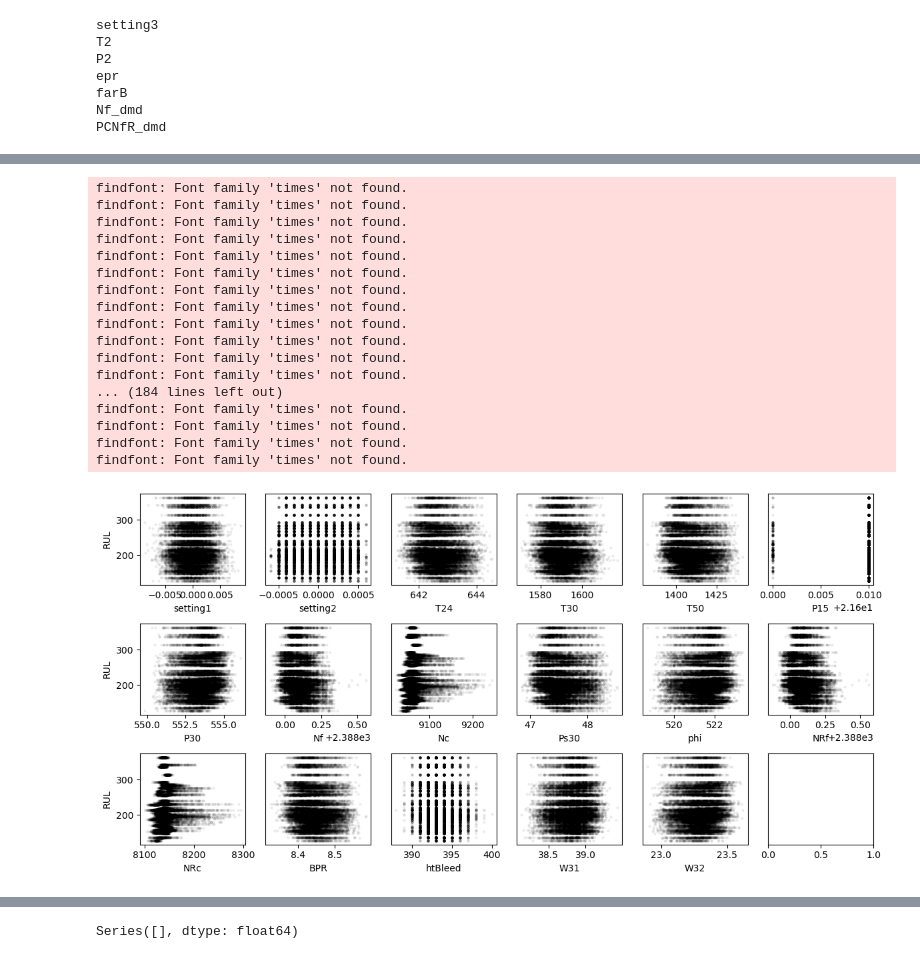
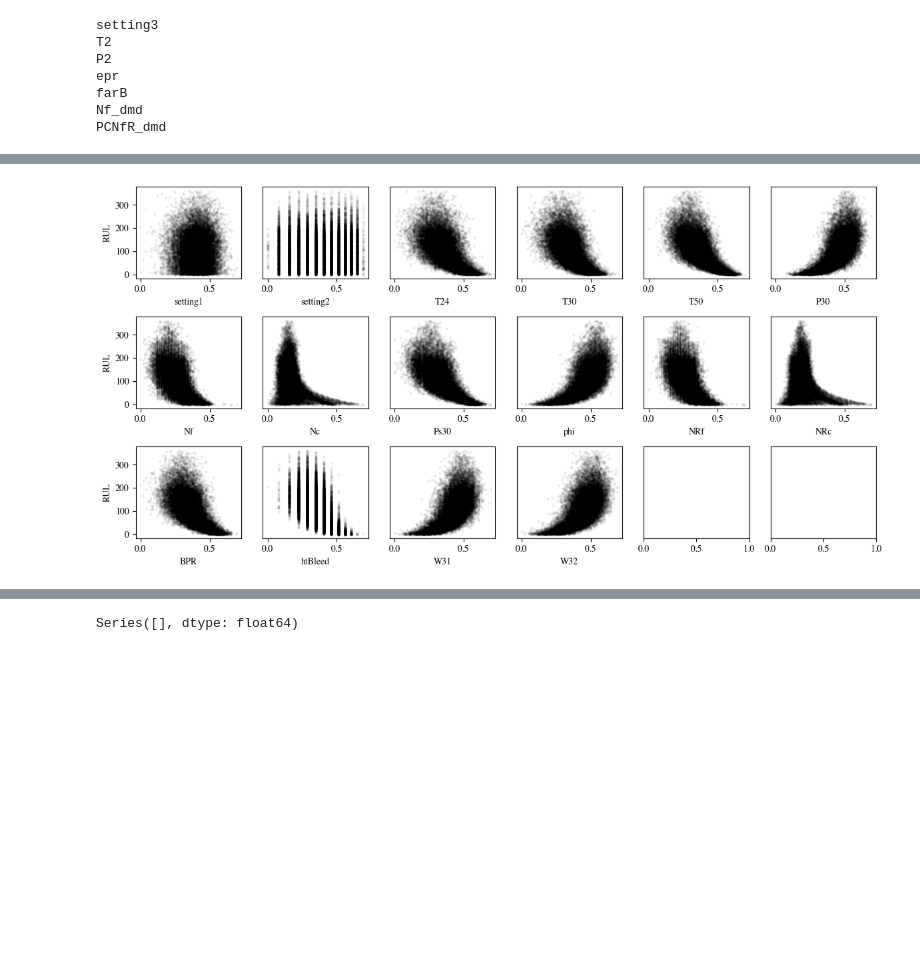
Before and after one commit to martinbog19/ml-engine-maintenance, a Jupyter notebook: EDA_.ipynb, the cells around one changed output, grey strips where cells are left out. Drawn from its saved outputs; the diff is of its cells as text; code cells hidden in the pictures; blank space fills up the shorter version.

```diff
--- a/EDA_.ipynb
+++ b/EDA_.ipynb
@@ -78,6 +61,6 @@ findfont: Font family 'times' not found.
 # %%
 # Print list of constant features
-constantFeatures = []
+constantFeatures = ['P15'] # This feature is constant + some corrupted/outliers values
 for feature in settings + measurements :
     if data[feature].min() == data[feature].max() :
         print(feature)
@@ -97,7 +80,7 @@ PCNfR_dmd
 # %%
 data_mean = data.groupby('timeCycles').median(settings + measurements).reset_index()
 
-fig, ax = plt.subplots(6, 3, figsize = (12, 12)); ax = ax.flatten()
+fig, ax = plt.subplots(4, 4, figsize = (12, 8)); ax = ax.flatten()
 
 for i, feature in enumerate(settings + measurements) :
     ax[i].plot(data_mean['timeCycles'], data_mean[feature], c = 'blue', linewidth = 1.2, zorder = 0)
@@ -106,7 +89,7 @@ for i, feature in enumerate(settings + measurements) :
         ax[i].plot(dataUnit['timeCycles'], dataUnit[feature], c = 'k', alpha = 0.1, linewidth = 0.4, zorder = -1)
         ax[i].scatter(dataUnit['timeCycles'].tail(1), dataUnit[feature].tail(1), c = 'red', marker = 'x', s = 10, zorder = 1, linewidth = 0.75)
     ax[i].set_ylabel(feature)
-    if i < 15 :
+    if i < 12 :
         ax[i].set_xticks([])
     else :
         ax[i].set_xlabel('Number of time cycles')
@@ -135,3 +101,6 @@ findfont: Font family 'times' not found.
 # %%
-RULs = data.groupby('unitNumber')['timeCycles'].max().reset_index().rename(columns = {'timeCycles': 'RUL'})
+RULs = data.groupby('unitNumber')['timeCycles'].max().reset_index().rename(columns = {'timeCycles': 'failTime'})
 data = data.merge(RULs, on = 'unitNumber', how = 'left')
+data['RUL'] = data['failTime'] - data['timeCycles']
+data = data.drop(columns = ['failTime'])
+data.head()
@@ -141,34 +117,24 @@ data.to_csv('processed_data.csv', index=False)
 # %%
 fig, ax = plt.subplots(3, 6, figsize = (12, 6)); ax = ax.flatten()
 
+xs = np.linspace(0, 1, 1000)
 for i, feature in enumerate(settings + measurements) :
-    ax[i].scatter(data[feature], data['RUL'], alpha = 0.05, c = 'k', s = 5)
+    x, y = data[feature], data['RUL']
+    x_norm = (x - x.min()) / (x.max() - x.min())
+    ax[i].scatter(np.log(x_norm + 1), y, alpha = 0.05, c = 'k', s = 5)
+    m, n = np.polyfit(x_norm, y, 1)
+    a, b, c = np.polyfit(x_norm, y, 2)
+  #  ax[i].plot(xs, m * xs + n)
+   # ax[i].plot(xs, a * xs**2 + b * xs + c)
     ax[i].set_xlabel(feature)
     if i % 6 == 0:
         ax[i].set_ylabel('RUL')
-    else:
+    else :
         ax[i].set_yticks([])
-ax[-1].set_yticks([])
+ax[-2].set_yticks([]); ax[-1].set_yticks([])
 
 plt.tight_layout()
 plt.show()
 # %% [output]
-findfont: Font family 'times' not found.
-findfont: Font family 'times' not found.
-findfont: Font family 'times' not found.
-findfont: Font family 'times' not found.
-findfont: Font family 'times' not found.
-findfont: Font family 'times' not found.
-findfont: Font family 'times' not found.
-findfont: Font family 'times' not found.
-findfont: Font family 'times' not found.
-findfont: Font family 'times' not found.
-findfont: Font family 'times' not found.
-findfont: Font family 'times' not found.
-... (184 lines left out)
-findfont: Font family 'times' not found.
-findfont: Font family 'times' not found.
-findfont: Font family 'times' not found.
-findfont: Font family 'times' not found.
-[figure, old version]
+[figure, new version]
 # %%
```
Also changed, not shown: parts of 11 cells of this notebook, 2 other files.
